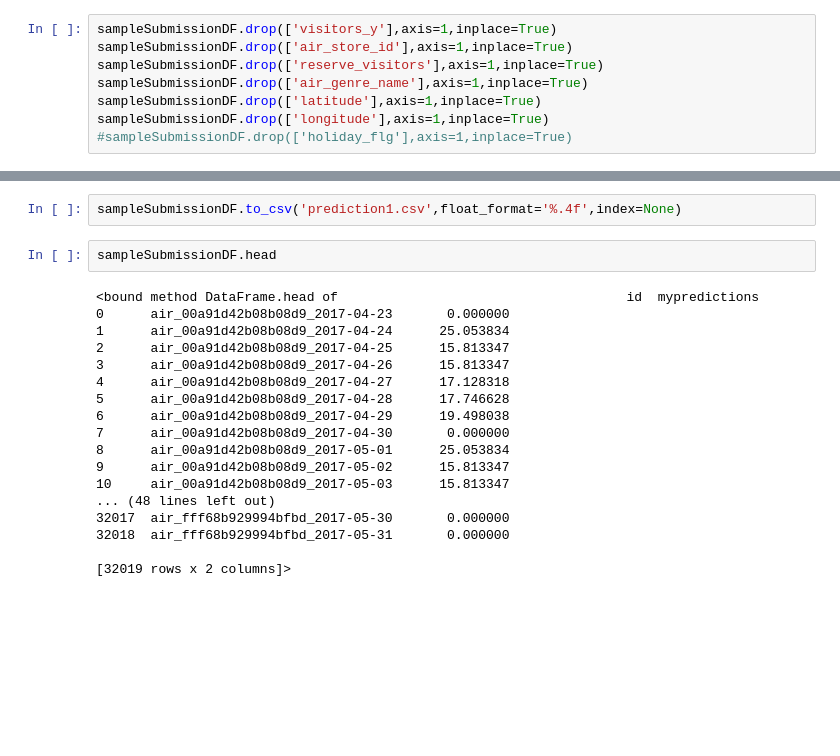
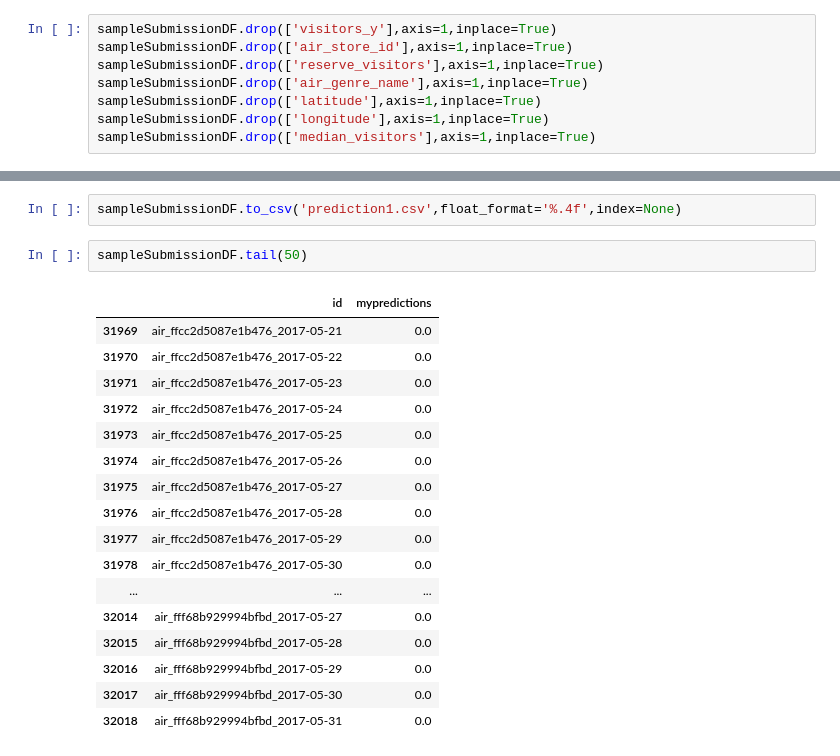
Before and after one commit to jieunyoo/kaggle-recruit-restaurant-predictions, a Jupyter notebook: 04-predictions.ipynb, the cells around one changed output, grey strips where cells are left out. Saved outputs shown, nothing was run; the diff lists cells and outputs as text; blank space fills up the shorter version.

```diff
--- a/04-predictions.ipynb
+++ b/04-predictions.ipynb
@@ -217,28 +195,28 @@ sampleSubmissionDF.drop(['reserve_visitors'],axis=1,inplace=True)
 sampleSubmissionDF.drop(['air_genre_name'],axis=1,inplace=True)
 sampleSubmissionDF.drop(['latitude'],axis=1,inplace=True)
 sampleSubmissionDF.drop(['longitude'],axis=1,inplace=True)
-#sampleSubmissionDF.drop(['holiday_flg'],axis=1,inplace=True)
+sampleSubmissionDF.drop(['median_visitors'],axis=1,inplace=True)
 # %%
 sampleSubmissionDF['mypredictions'].fillna(0,inplace=True)
 # %%
 sampleSubmissionDF.to_csv('prediction1.csv',float_format='%.4f',index=None)
-# %%
-sampleSubmissionDF.head
-# %% [output]
-<bound method DataFrame.head of                                     id  mypredictions
-0      air_00a91d42b08b08d9_2017-04-23       0.000000
-1      air_00a91d42b08b08d9_2017-04-24      25.053834
-2      air_00a91d42b08b08d9_2017-04-25      15.813347
-3      air_00a91d42b08b08d9_2017-04-26      15.813347
-4      air_00a91d42b08b08d9_2017-04-27      17.128318
-5      air_00a91d42b08b08d9_2017-04-28      17.746628
-6      air_00a91d42b08b08d9_2017-04-29      19.498038
-7      air_00a91d42b08b08d9_2017-04-30       0.000000
-8      air_00a91d42b08b08d9_2017-05-01      25.053834
-9      air_00a91d42b08b08d9_2017-05-02      15.813347
-10     air_00a91d42b08b08d9_2017-05-03      15.813347
-... (48 lines left out)
-32017  air_fff68b929994bfbd_2017-05-30       0.000000
-32018  air_fff68b929994bfbd_2017-05-31       0.000000
-
-[32019 rows x 2 columns]>
+# %%
+sampleSubmissionDF.tail(50)
+# %% [output]
+|  | id | mypredictions |
+| 31969 | air_ffcc2d5087e1b476_2017-05-21 | 0.0 |
+| 31970 | air_ffcc2d5087e1b476_2017-05-22 | 0.0 |
+| 31971 | air_ffcc2d5087e1b476_2017-05-23 | 0.0 |
+| 31972 | air_ffcc2d5087e1b476_2017-05-24 | 0.0 |
+| 31973 | air_ffcc2d5087e1b476_2017-05-25 | 0.0 |
+| 31974 | air_ffcc2d5087e1b476_2017-05-26 | 0.0 |
+| 31975 | air_ffcc2d5087e1b476_2017-05-27 | 0.0 |
+| 31976 | air_ffcc2d5087e1b476_2017-05-28 | 0.0 |
+| 31977 | air_ffcc2d5087e1b476_2017-05-29 | 0.0 |
+| 31978 | air_ffcc2d5087e1b476_2017-05-30 | 0.0 |
+| ... | ... | ... |
+| 32014 | air_fff68b929994bfbd_2017-05-27 | 0.0 |
+| 32015 | air_fff68b929994bfbd_2017-05-28 | 0.0 |
+| 32016 | air_fff68b929994bfbd_2017-05-29 | 0.0 |
+| 32017 | air_fff68b929994bfbd_2017-05-30 | 0.0 |
+| 32018 | air_fff68b929994bfbd_2017-05-31 | 0.0 |
```
Also changed, not shown: parts of 9 cells of this notebook.
